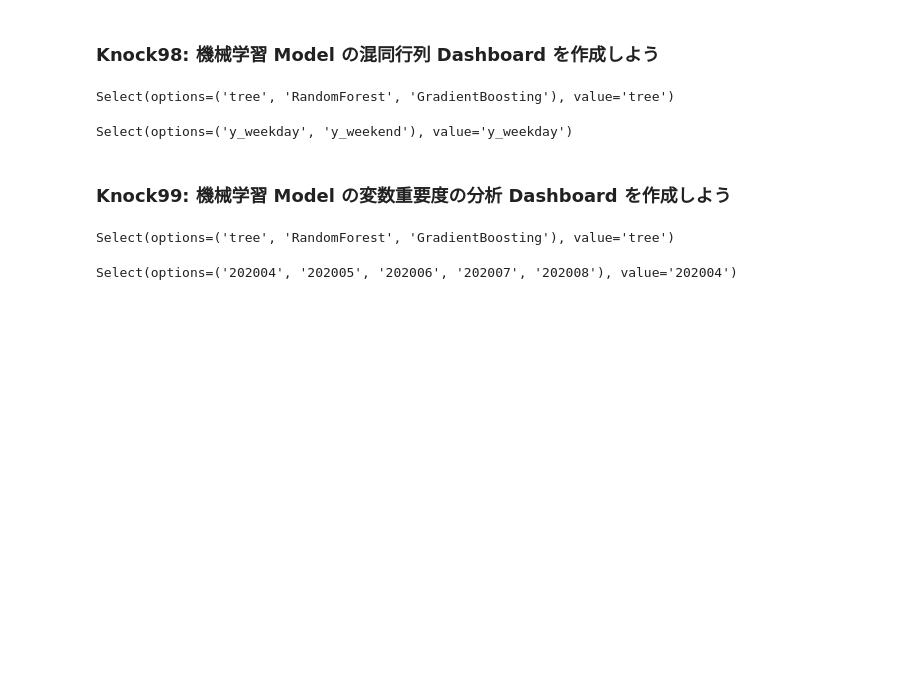
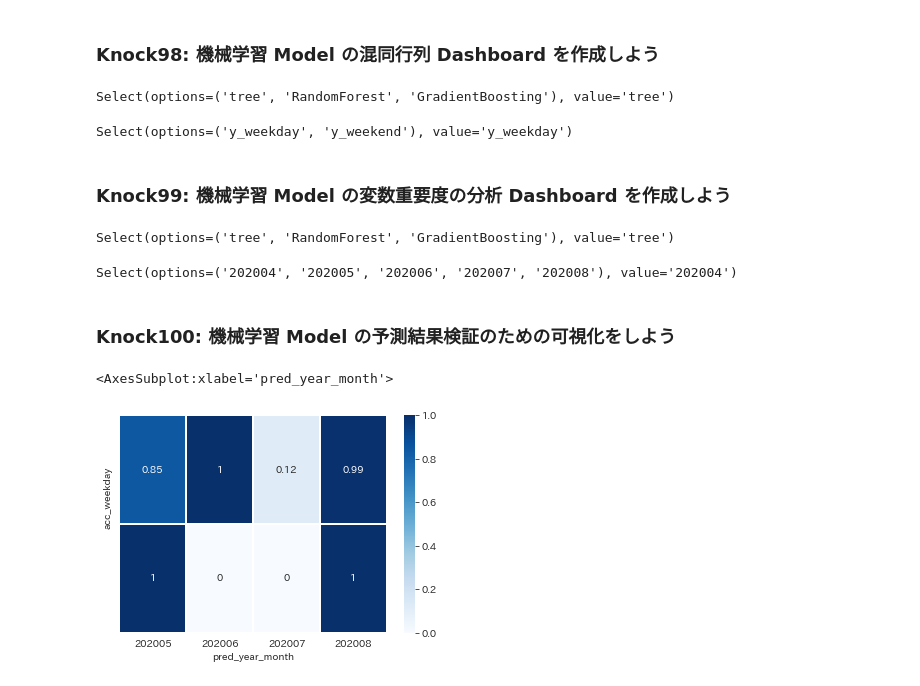
Before and after one commit to 1024xx4/machine_learning_system_100_knocks, a Jupyter notebook: section10/section10.ipynb, the cells around one changed output. Drawn from its saved outputs; the diff is of its cells as text; code cells hidden in the pictures; blank space fills up the shorter version.

Commit message:
Visualize: 機械学習 Model の予測結果検証のための可視化を行なう#19

```diff
--- a/section10/section10.ipynb
+++ b/section10/section10.ipynb
@@ -393,3 +393,23 @@ display(select1, select2)
 # %% [output]
 Select(options=('tree', 'RandomForest', 'GradientBoosting'), value='tree')
 Select(options=('202004', '202005', '202006', '202007', '202008'), value='202004')
+# %% [markdown]
+### Knock100: 機械学習 Model の予測結果検証のための可視化をしよう
+# %%
+# 予測結果検証用の Dashboard
+view_data = report_valid.copy()
+view_data.loc[(view_data['score_weekday'] >= 0.5) & (view_data['y_weekday'] == 1), 'correct_weekday'] = 1
+view_data.loc[(view_data['score_weekday'] < 0.5) & (view_data['y_weekday'] == 0), 'correct_weekday'] = 1
+view_data.loc[(view_data['score_weekend'] >= 0.5) & (view_data['y_weekday'] == 0), 'correct_weekend'] = 1
+view_data.loc[(view_data['score_weekend'] < 0.5) & (view_data['y_weekday'] == 0), 'correct_weekend'] = 1
+view_data.loc[:, 'count'] = 1
+view_data.fillna(0, inplace=True)
+view_data = view_data.groupby('pred_year_month').sum()[['correct_weekday', 'correct_weekend', 'count']]
+view_data.loc[:, 'acc_weekday'] = view_data['correct_weekday'] / view_data['count']
+view_data.loc[:, 'acc_weekend'] = view_data['correct_weekend'] / view_data['count']
+view_data = view_data[['acc_weekday', 'acc_weekend']]
+
+sns.heatmap(view_data.T, cmap='Blues', annot=True, yticklabels=2, linewidths=.5)
+# %% [output]
+<AxesSubplot:xlabel='pred_year_month'>
+[figure, added]
```
